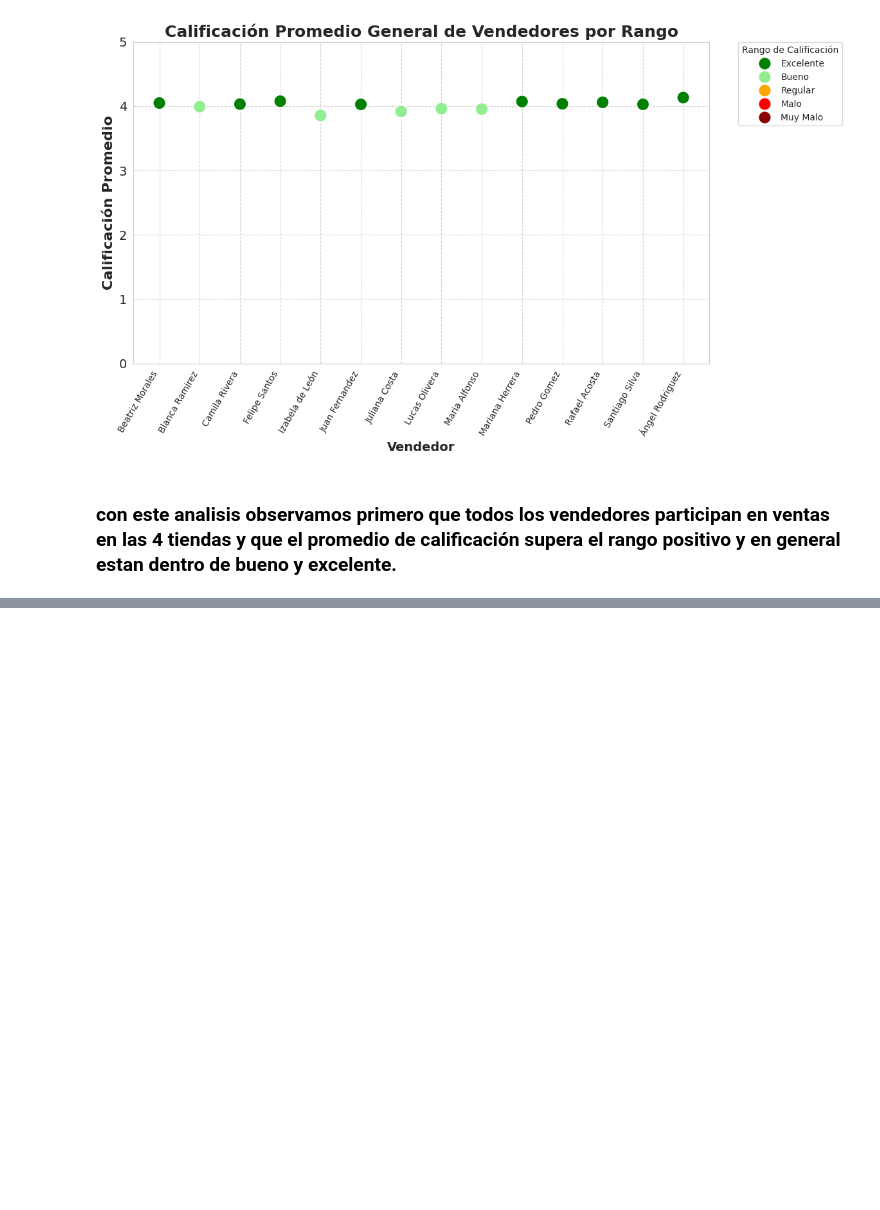
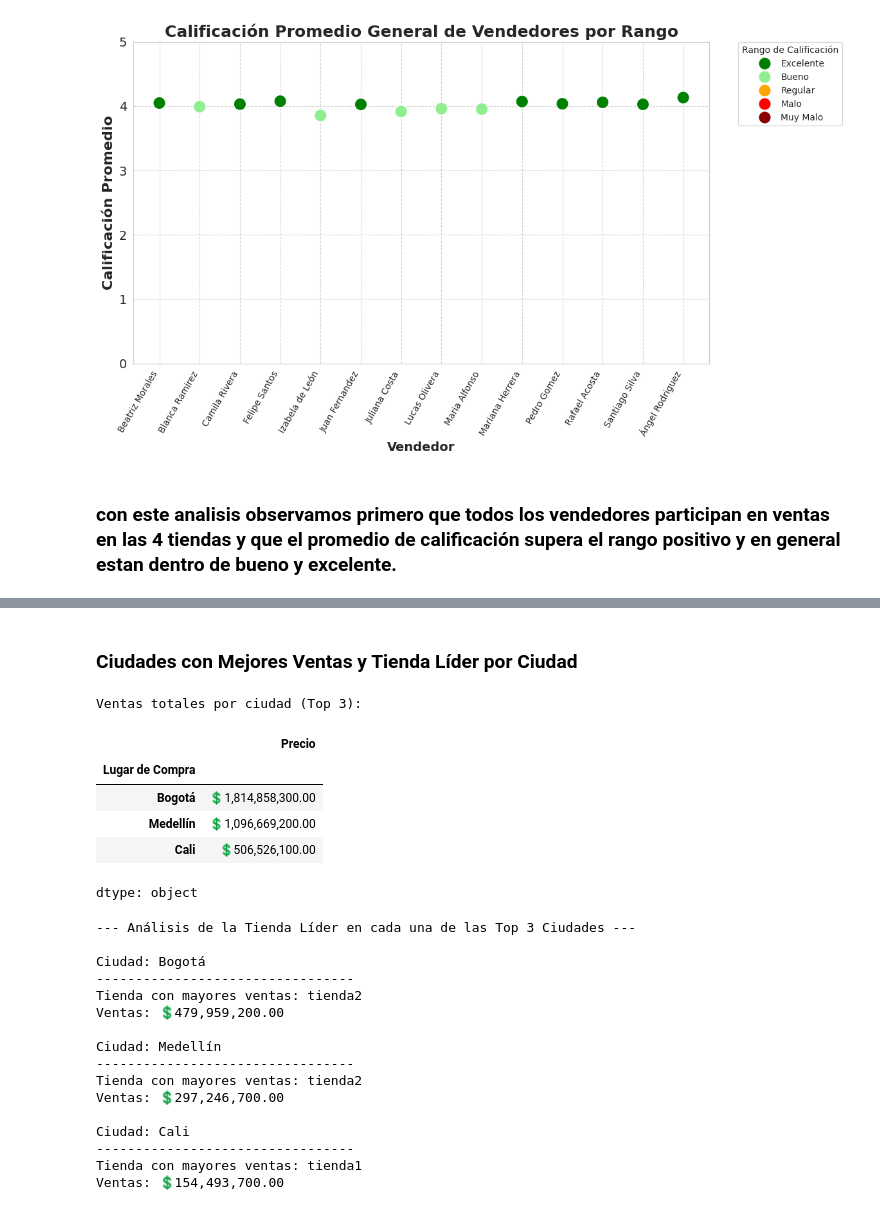
Before and after one commit to Harold-dev-code/Primer_Challenge_DataScience_Alura_Store, a Jupyter notebook: Primer_Challenge_DataScience_AluraStore.ipynb, the cells around one changed output, grey strips where cells are left out. Saved outputs shown, nothing was run; the diff lists cells and outputs as text; code cells hidden in the pictures; blank space fills up the shorter version.

```diff
--- a/Primer_Challenge_DataScience_AluraStore.ipynb
+++ b/Primer_Challenge_DataScience_AluraStore.ipynb
@@ -1180,0 +1031,55 @@ Interpretar las visualizaciones generadas para identificar patrones geográficos
+# %% [markdown]
+### Ciudades con Mejores Ventas y Tienda Líder por Ciudad
+# %%
+# 1. Calcular las ventas totales por ciudad
+ventas_por_ciudad = df_tiendas_completo.groupby('Lugar de Compra')['Precio'].sum().sort_values(ascending=False)
+
+print("Ventas totales por ciudad (Top 3):")
+display(ventas_por_ciudad.head(3).map(lambda x: f'💲{x:,.2f}'))
+
+# 2. Obtener las 3 ciudades con mejores ventas
+top_3_ciudades = ventas_por_ciudad.head(3).index.tolist()
+
+print("\n--- Análisis de la Tienda Líder en cada una de las Top 3 Ciudades ---")
+
+# 3. Para cada una de las top 3 ciudades, identificar la tienda con más ventas
+for ciudad in top_3_ciudades:
+    print(f"\nCiudad: {ciudad}")
+    print("---------------------------------")
+
+    # Filtrar el DataFrame para la ciudad actual
+    df_ciudad = df_tiendas_completo[df_tiendas_completo['Lugar de Compra'] == ciudad]
+
+    # Calcular las ventas por tienda en esta ciudad
+    ventas_por_tienda_en_ciudad = df_ciudad.groupby('Tienda')['Precio'].sum().sort_values(ascending=False)
+
+    # Identificar la tienda líder en esta ciudad
+    tienda_lider = ventas_por_tienda_en_ciudad.index[0]
+    ventas_lider = ventas_por_tienda_en_ciudad.values[0]
+
+    print(f"Tienda con mayores ventas: {tienda_lider}")
+    print(f"Ventas: 💲{ventas_lider:,.2f}")
+# %% [output]
+Ventas totales por ciudad (Top 3):
+|  | Precio |
+| Lugar de Compra |  |
+| Bogotá | 💲1,814,858,300.00 |
+| Medellín | 💲1,096,669,200.00 |
+| Cali | 💲506,526,100.00 |
+dtype: object
+--- Análisis de la Tienda Líder en cada una de las Top 3 Ciudades ---
+
+Ciudad: Bogotá
+---------------------------------
+Tienda con mayores ventas: tienda2
+Ventas: 💲479,959,200.00
+
+Ciudad: Medellín
+---------------------------------
+Tienda con mayores ventas: tienda2
+Ventas: 💲297,246,700.00
+
+Ciudad: Cali
+---------------------------------
+Tienda con mayores ventas: tienda1
+Ventas: 💲154,493,700.00
```
Also changed, not shown: parts of 52 cells of this notebook.
